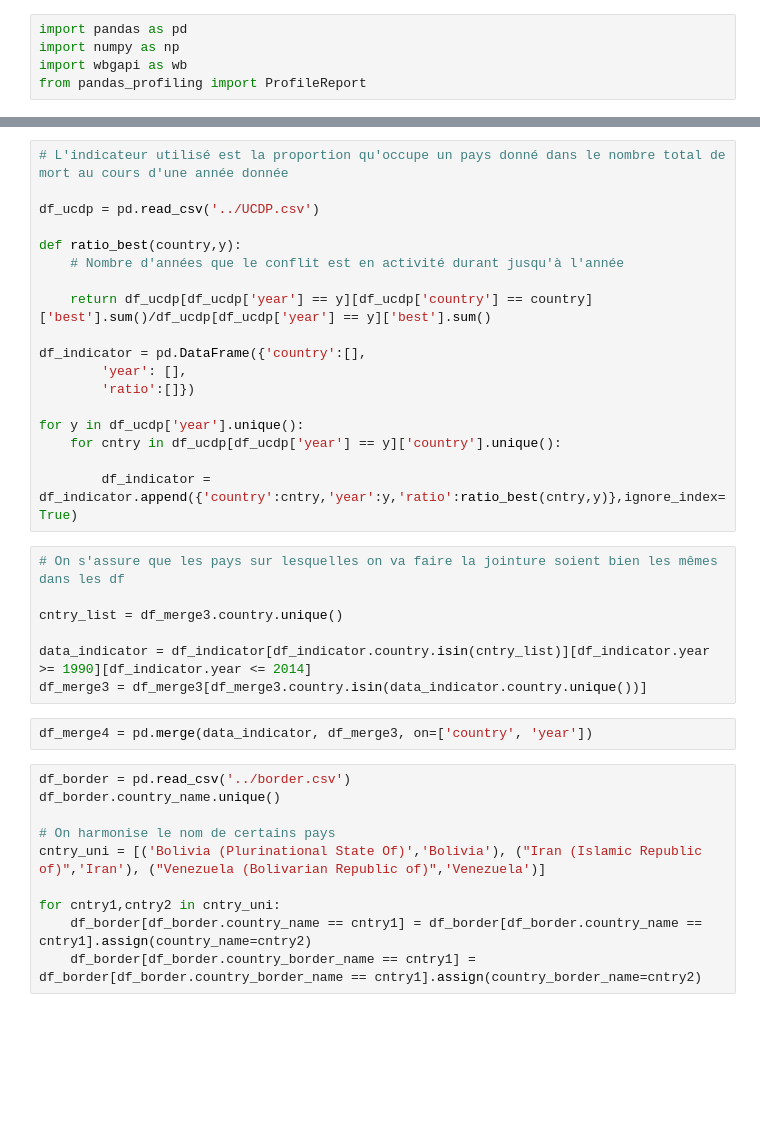
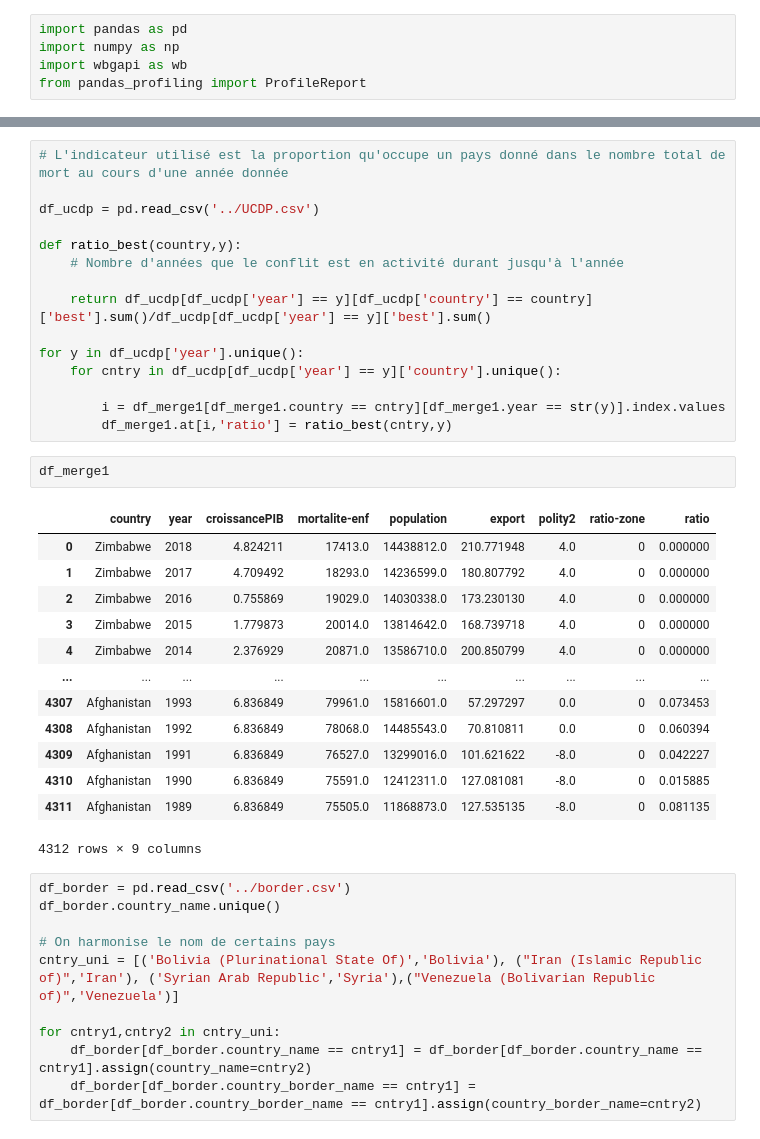
Before and after one commit to LexAdrim/UCDP-project, a Jupyter notebook: get_data.ipynb, the cells around one changed output, grey strips where cells are left out. Saved outputs shown, nothing was run; the diff lists cells and outputs as text; blank space fills up the shorter version.

```diff
--- a/get_data.ipynb
+++ b/get_data.ipynb
@@ -88,29 +110,33 @@ def ratio_best(country,y):
 
     return df_ucdp[df_ucdp['year'] == y][df_ucdp['country'] == country]['best'].sum()/df_ucdp[df_ucdp['year'] == y]['best'].sum()
 
-df_indicator = pd.DataFrame({'country':[],
-        'year': [],
-        'ratio':[]})
-
 for y in df_ucdp['year'].unique():
     for cntry in df_ucdp[df_ucdp['year'] == y]['country'].unique():
 
-        df_indicator = df_indicator.append({'country':cntry,'year':y,'ratio':ratio_best(cntry,y)},ignore_index=True)
+        i = df_merge1[df_merge1.country == cntry][df_merge1.year == str(y)].index.values
+        df_merge1.at[i,'ratio'] = ratio_best(cntry,y)
-# %%
-# On s'assure que les pays sur lesquelles on va faire la jointure soient bien les mêmes dans les df
-
-cntry_list = df_merge3.country.unique()
-
-data_indicator = df_indicator[df_indicator.country.isin(cntry_list)][df_indicator.year >= 1990][df_indicator.year <= 2014]
-df_merge3 = df_merge3[df_merge3.country.isin(data_indicator.country.unique())]
-# %%
-df_merge4 = pd.merge(data_indicator, df_merge3, on=['country', 'year'])
+# %%
+df_merge1
+# %% [output]
+|  | country | year | croissancePIB | mortalite-enf | population | export | polity2 | ratio-zone | ratio |
+| 0 | Zimbabwe | 2018 | 4.824211 | 17413.0 | 14438812.0 | 210.771948 | 4.0 | 0 | 0.000000 |
+| 1 | Zimbabwe | 2017 | 4.709492 | 18293.0 | 14236599.0 | 180.807792 | 4.0 | 0 | 0.000000 |
+| 2 | Zimbabwe | 2016 | 0.755869 | 19029.0 | 14030338.0 | 173.230130 | 4.0 | 0 | 0.000000 |
+| 3 | Zimbabwe | 2015 | 1.779873 | 20014.0 | 13814642.0 | 168.739718 | 4.0 | 0 | 0.000000 |
+| 4 | Zimbabwe | 2014 | 2.376929 | 20871.0 | 13586710.0 | 200.850799 | 4.0 | 0 | 0.000000 |
+| ... | ... | ... | ... | ... | ... | ... | ... | ... | ... |
+| 4307 | Afghanistan | 1993 | 6.836849 | 79961.0 | 15816601.0 | 57.297297 | 0.0 | 0 | 0.073453 |
+| 4308 | Afghanistan | 1992 | 6.836849 | 78068.0 | 14485543.0 | 70.810811 | 0.0 | 0 | 0.060394 |
+| 4309 | Afghanistan | 1991 | 6.836849 | 76527.0 | 13299016.0 | 101.621622 | -8.0 | 0 | 0.042227 |
+| 4310 | Afghanistan | 1990 | 6.836849 | 75591.0 | 12412311.0 | 127.081081 | -8.0 | 0 | 0.015885 |
+| 4311 | Afghanistan | 1989 | 6.836849 | 75505.0 | 11868873.0 | 127.535135 | -8.0 | 0 | 0.081135 |
+4312 rows × 9 columns
 # %%
 df_border = pd.read_csv('../border.csv')
 df_border.country_name.unique()
 
 # On harmonise le nom de certains pays
-cntry_uni = [('Bolivia (Plurinational State Of)','Bolivia'), ("Iran (Islamic Republic of)",'Iran'), ("Venezuela (Bolivarian Republic of)",'Venezuela')]
+cntry_uni = [('Bolivia (Plurinational State Of)','Bolivia'), ("Iran (Islamic Republic of)",'Iran'), ('Syrian Arab Republic','Syria'),("Venezuela (Bolivarian Republic of)",'Venezuela')]
 
 for cntry1,cntry2 in cntry_uni:
     df_border[df_border.country_name == cntry1] = df_border[df_border.country_name == cntry1].assign(country_name=cntry2)
```
Also changed, not shown: parts of 16 cells of this notebook, 1 other file.
